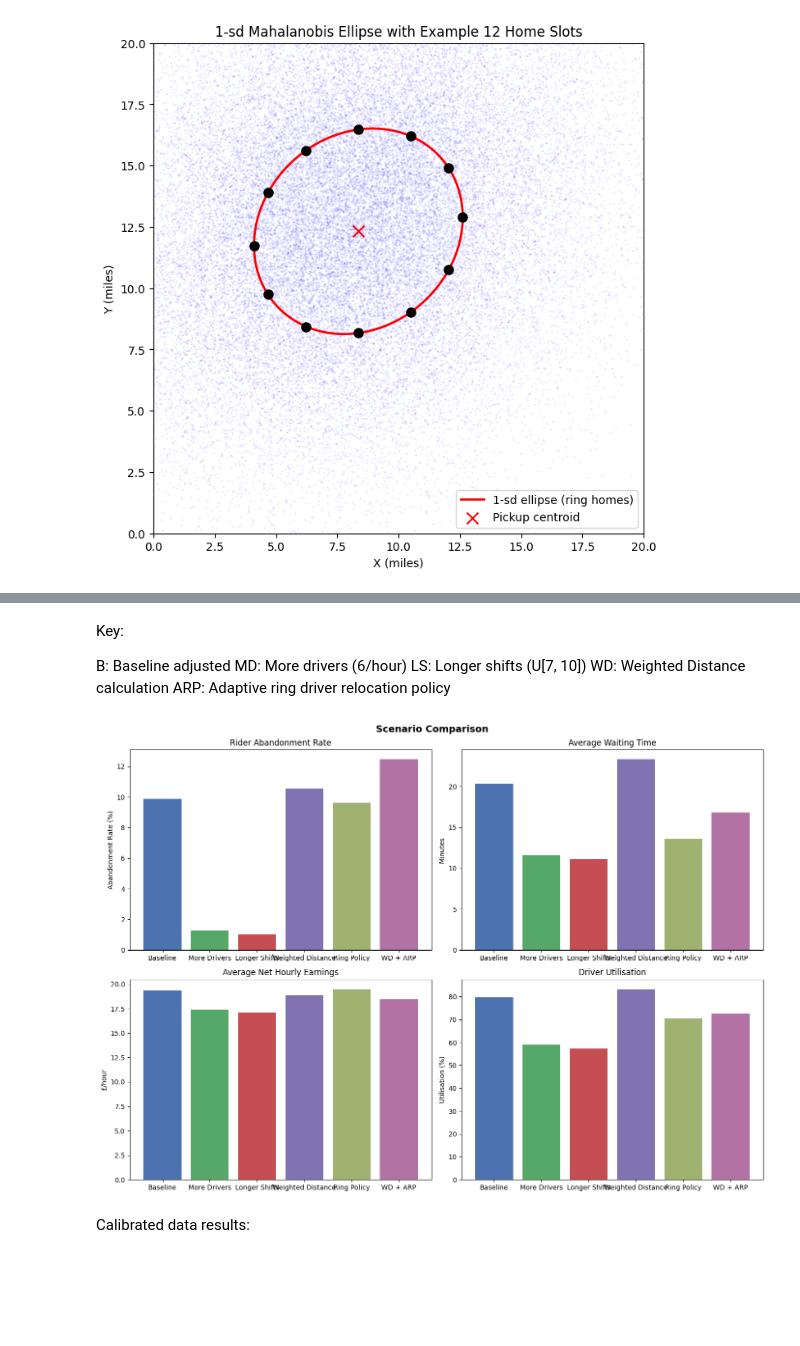
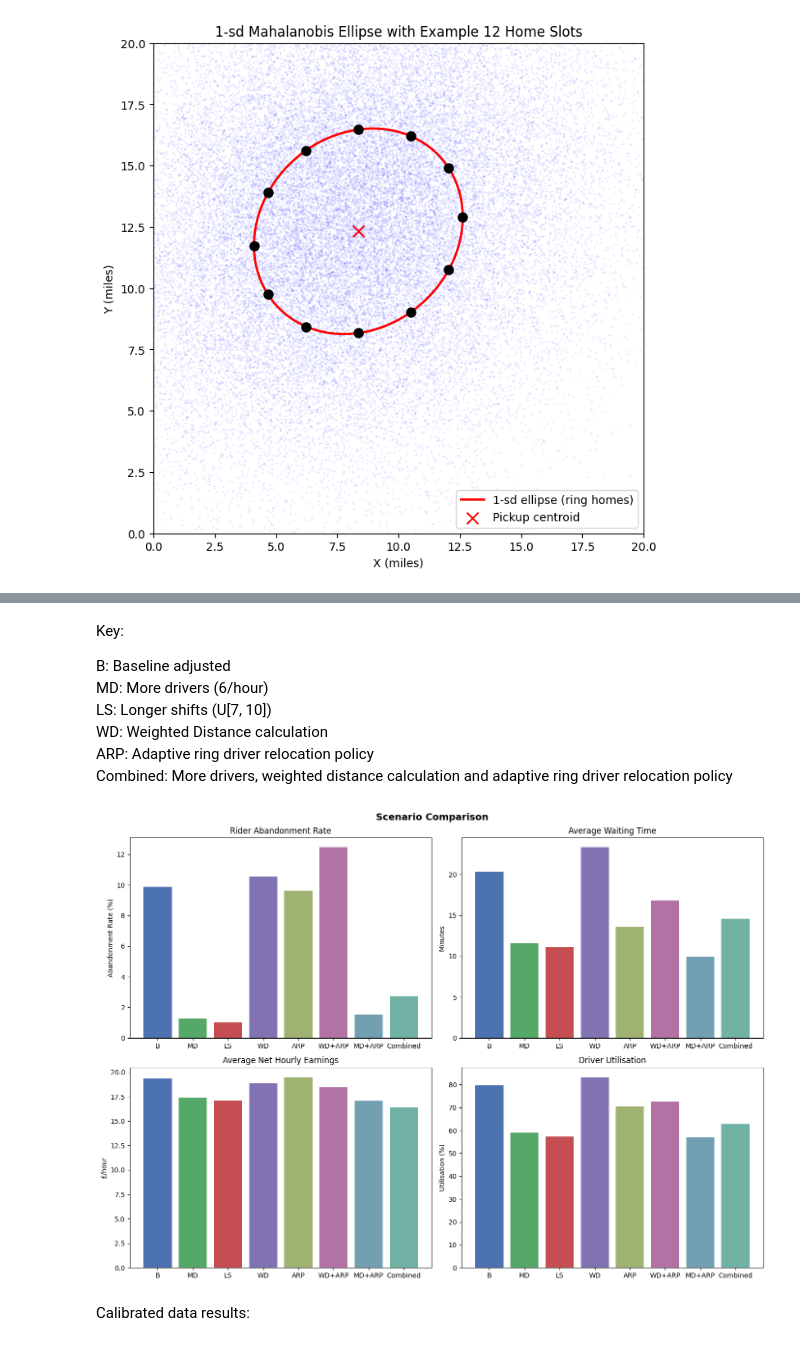
Before and after one commit to Danjiv/simulation, a Jupyter notebook: BoxCar_simulaton_final.ipynb, the cells around one changed output, grey strips where cells are left out. Drawn from its saved outputs; the diff is of its cells as text; code cells hidden in the pictures; blank space fills up the shorter version.

```diff
--- a/BoxCar_simulaton_final.ipynb
+++ b/BoxCar_simulaton_final.ipynb
@@ -1313,13 +1315,13 @@ md_wd_ring_avg_b = average_metrics(md_wd_ring_results_b)
 # %%
 scenarios_baseline = {
     "Baseline adjusted": baseline_adjusted_avg,
-    "More drivers (6/hr)": imp1_avg_b,
+    "More drivers (MD) (6/hr)": imp1_avg_b,
     "Longer shifts U[7,10]": imp2_avg_b,
-    "Weighted distance": imp3_avg_b,
-    "Adaptive ring policy": ring_avg_b,
-    "Weighted distance + Adaptive ring policy": wd_ring_avg_b,
-    "More drivers + Adaptive ring policy": md_ring_avg_b,
-    "More drivers + Weighted distance + Adaptive ring policy": md_wd_ring_avg_b
+    "Weighted distance (WD)": imp3_avg_b,
+    "AdaptiveRingPolicy (ARP)": ring_avg_b,
+    "WD + ARP": wd_ring_avg_b,
+    "MD + ARP": md_ring_avg_b,
+    "MD + WD + ARP": md_wd_ring_avg_b
 }
 
 header = f"{'Scenario':<24} {'Riders_served':>6} {'Abandon%':>10} {'AvgWait':>10} {'P90Wait':>10} "
@@ -1327,7 +1329,7 @@ print(header)
 print("-" * len(header))
 for name, m in scenarios_baseline.items():
     print(f"{name:<24}"
-          f"    {m['total_served']:>7.2f}  "
+          f"     {m['total_served']:>7.2f}  "
           f"   {m['abandon_rate']*100:>7.2f}% "
           f"{m['avg_wait']*60:>9.1f}m "
           f"{m['p90_wait']*60:>9.1f}m "
@@ -1368,48 +1388,49 @@ WD + ARP                    838.3      18.45         3.41       72.6%         6.
 # %% [markdown]
 Key:
 
-B: Baseline adjusted
-MD: More drivers (6/hour)
-LS: Longer shifts (U[7, 10])
-WD: Weighted Distance calculation
-ARP: Adaptive ring driver relocation policy
+B: Baseline adjusted <br>
+MD: More drivers (6/hour) <br>
+LS: Longer shifts (U[7, 10]) <br>
+WD: Weighted Distance calculation <br>
+ARP: Adaptive ring driver relocation policy <br>
+Combined: More drivers, weighted distance calculation and adaptive ring driver relocation policy
 # %%
 names = list(scenarios_baseline.keys())
-short_names = ["B", "MD", "LS", "WD", "ARP", "WD + ARP", "MD + ARP", "MD + WD + ARP"]
+short_names = ["B", "MD", "LS", "WD", "ARP", "WD+ARP", "MD+ARP", "Combined"]
 colors = ["#4C72B0", "#55A868", "#C44E52", "#8172B2", "#9FB272", "#B272A4", "#72A0B2", "#72B2A4"]
 
 
 fig, axes = plt.subplots(2, 2, figsize=(14, 10))
 
 # Abandonment rate
 vals = [scenarios_baseline[n]["abandon_rate"]*100 for n in names]
 axes[0,0].bar(short_names, vals, color=colors)
 axes[0,0].set_ylabel("Abandonment Rate (%)")
 axes[0,0].set_title("Rider Abandonment Rate")
 
 # Average waiting time
 vals = [scenarios_baseline[n]["avg_wait"]*60 for n in names]
 axes[0,1].bar(short_names, vals, color=colors)
 axes[0,1].set_ylabel("Minutes")
 axes[0,1].set_title("Average Waiting Time")
 
 # Hourly net earnings
 vals = [scenarios_baseline[n]["avg_hourly_net"] for n in names]
 axes[1,0].bar(short_names, vals, color=colors)
 axes[1,0].set_ylabel("£/hour")
 axes[1,0].set_title("Average Net Hourly Earnings")
 
 # Utilisation
 vals = [scenarios_baseline[n]["avg_utilisation"]*100 for n in names]
 axes[1,1].bar(short_names, vals, color=colors)
 axes[1,1].set_ylabel("Utilisation (%)")
 axes[1,1].set_title("Driver Utilisation")
 
 plt.suptitle("Scenario Comparison", fontsize=14, fontweight="bold")
 plt.tight_layout()
 plt.show()
 # %% [output]
-[figure, old version]
+[figure, new version]
 # %% [markdown]
 Calibrated data results:
 # %%
```
Also changed, not shown: parts of 13 cells of this notebook.
